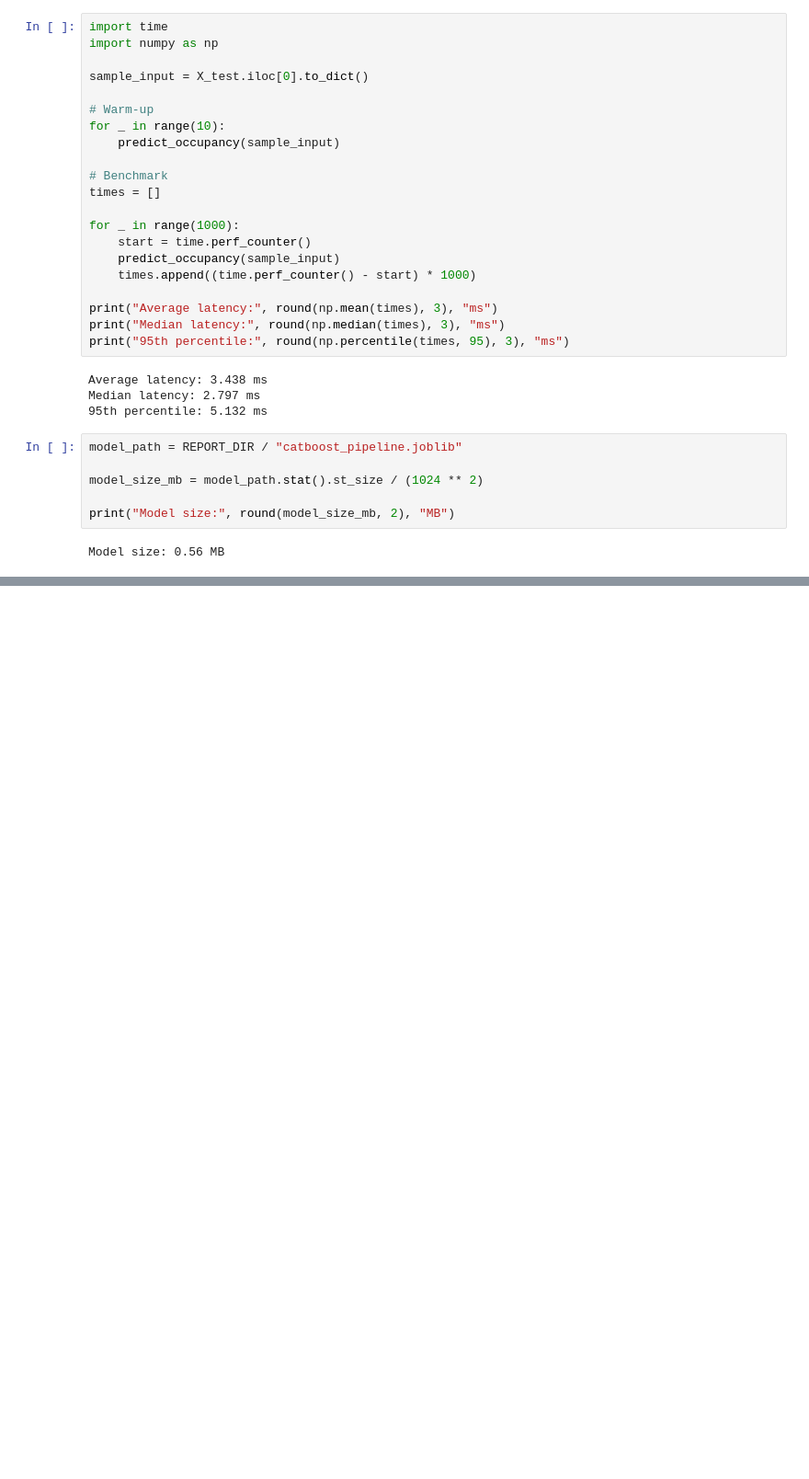
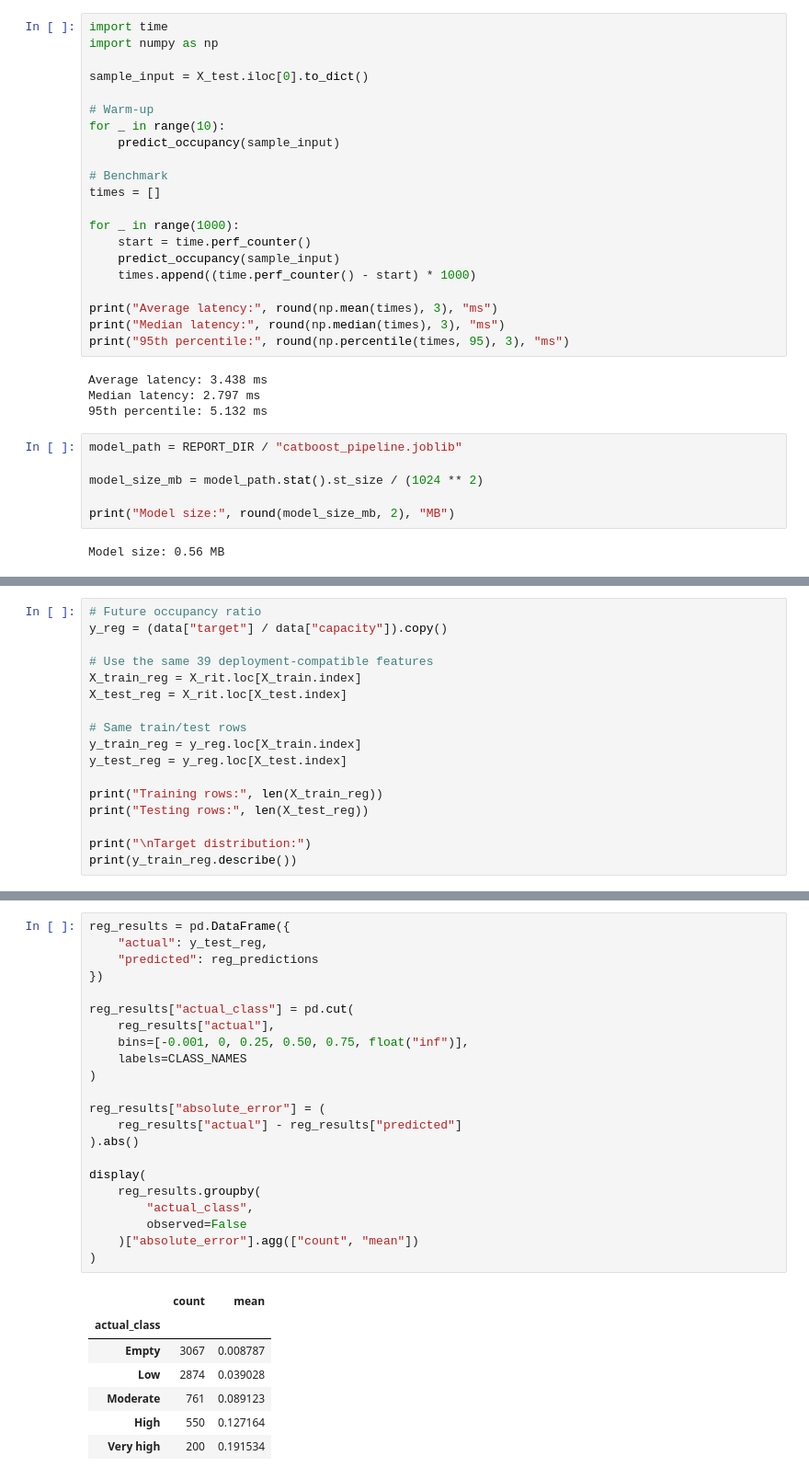
Before and after one commit to SimrahRuqiya/adaptive-district-backbone, a Jupyter notebook: notebooks/05_catboost_edge_deployment.ipynb, the cells around one changed output, grey strips where cells are left out. Shown at 92% size. Cells and saved outputs as stored; diff of their text form; blank space fills up the shorter version.

```diff
--- a/notebooks/05_catboost_edge_deployment.ipynb
+++ b/notebooks/05_catboost_edge_deployment.ipynb
@@ -337,0 +757,17 @@ Model size: 0.56 MB
+# %%
+# Future occupancy ratio
+y_reg = (data["target"] / data["capacity"]).copy()
+
+# Use the same 39 deployment-compatible features
+X_train_reg = X_rit.loc[X_train.index]
+X_test_reg = X_rit.loc[X_test.index]
+
+# Same train/test rows
+y_train_reg = y_reg.loc[X_train.index]
+y_test_reg = y_reg.loc[X_test.index]
+
+print("Training rows:", len(X_train_reg))
+print("Testing rows:", len(X_test_reg))
+
+print("\nTarget distribution:")
+print(y_train_reg.describe())
@@ -337,0 +858,30 @@ Model size: 0.56 MB
+# %%
+reg_results = pd.DataFrame({
+    "actual": y_test_reg,
+    "predicted": reg_predictions
+})
+
+reg_results["actual_class"] = pd.cut(
+    reg_results["actual"],
+    bins=[-0.001, 0, 0.25, 0.50, 0.75, float("inf")],
+    labels=CLASS_NAMES
+)
+
+reg_results["absolute_error"] = (
+    reg_results["actual"] - reg_results["predicted"]
+).abs()
+
+display(
+    reg_results.groupby(
+        "actual_class",
+        observed=False
+    )["absolute_error"].agg(["count", "mean"])
+)
+# %% [output]
+|  | count | mean |
+| actual_class |  |  |
+| Empty | 3067 | 0.008787 |
+| Low | 2874 | 0.039028 |
+| Moderate | 761 | 0.089123 |
+| High | 550 | 0.127164 |
+| Very high | 200 | 0.191534 |
```
Also changed, not shown: parts of 13 cells of this notebook, 18 other files.
